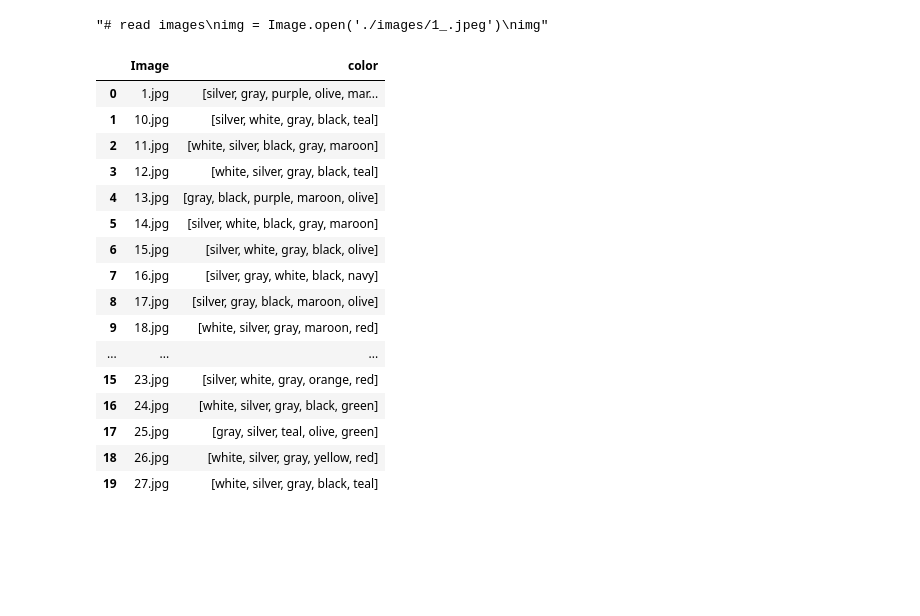
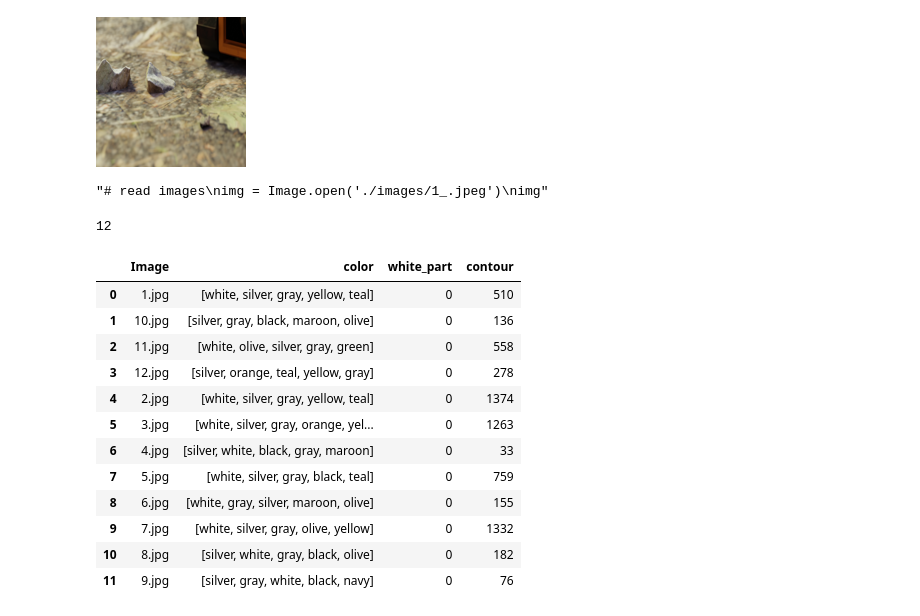
Before and after one commit to raniakbr/Artificial_intelligence_samsung_innovation_compus, a Jupyter notebook: projet/color_feature.ipynb, the cells around one changed output. Cells and saved outputs as stored; diff of their text form; code cells hidden in the pictures; blank space fills up the shorter version.

```diff
--- a/projet/color_feature.ipynb
+++ b/projet/color_feature.ipynb
@@ -33,0 +43,4 @@ def closest_colour(requested_colour):
+# %%
+img.crop((0, 150, 150, 300))
+# %% [output]
+[figure, added]
@@ -34,3 +64,11 @@ def closest_colour(requested_colour):
+# %%
+img = cv2.imread('./images/7_.jpg')
+def contouring(image):
+    gray = cv2.cvtColor(image, cv2.COLOR_BGR2GRAY)
+    edged = cv2.Canny(gray, 30, 200)
+    contours, hierarchy = cv2.findContours(edged,
+                                           cv2.RETR_EXTERNAL, cv2.CHAIN_APPROX_NONE)
+    return len(contours)
 # %%
 def top_colos(image, n):
     # convert the image to rgb
@@ -54,12 +92,18 @@ img'''
 "# read images\nimg = Image.open('./images/1_.jpeg')\nimg"
 # %%
 list_outputs = []
+list_white_parts = []
+list_contours = []
 list_images = [f for f in listdir("./images") if isfile(join("./images", f))]
 # %%
 #extraction des couleurs
 for image in list_images:
     img = Image.open(join('./images/'+image))
+    list_white_parts.append(paper_exp(img))
     list_outputs.append(list(top_colos(img, 5).index))
+    img = cv2.imread(join('./images/'+image))
+    list_contours.append(contouring(img))
 # %%
 dict_images = {}
-dict_images.update({"Image": list_images, "color": list_outputs})
+dict_images.update({"Image": list_images, "color": list_outputs,
+                   "white_part": list_white_parts, "contour": list_contours})
@@ -68,21 +110,21 @@ dict_images.update({"Image": list_images, "color": list_outputs})
+# %%
+len(list_images)
+# %% [output]
+12
 # %%
 df = pd.DataFrame(dict_images )
-df.head(20)
+df.head(80)
 # %% [output]
-|  | Image | color |
-| 0 | 1.jpg | [silver, gray, purple, olive, mar... |
-| 1 | 10.jpg | [silver, white, gray, black, teal] |
-| 2 | 11.jpg | [white, silver, black, gray, maroon] |
-| 3 | 12.jpg | [white, silver, gray, black, teal] |
-| 4 | 13.jpg | [gray, black, purple, maroon, olive] |
-| 5 | 14.jpg | [silver, white, black, gray, maroon] |
-| 6 | 15.jpg | [silver, white, gray, black, olive] |
-| 7 | 16.jpg | [silver, gray, white, black, navy] |
-| 8 | 17.jpg | [silver, gray, black, maroon, olive] |
-| 9 | 18.jpg | [white, silver, gray, maroon, red] |
-| ... | ... | ... |
-| 15 | 23.jpg | [silver, white, gray, orange, red] |
-| 16 | 24.jpg | [white, silver, gray, black, green] |
-| 17 | 25.jpg | [gray, silver, teal, olive, green] |
-| 18 | 26.jpg | [white, silver, gray, yellow, red] |
-| 19 | 27.jpg | [white, silver, gray, black, teal] |
+|  | Image | color | white_part | contour |
+| 0 | 1.jpg | [white, silver, gray, yellow, teal] | 0 | 510 |
+| 1 | 10.jpg | [silver, gray, black, maroon, olive] | 0 | 136 |
+| 2 | 11.jpg | [white, olive, silver, gray, green] | 0 | 558 |
+| 3 | 12.jpg | [silver, orange, teal, yellow, gray] | 0 | 278 |
+| 4 | 2.jpg | [white, silver, gray, yellow, teal] | 0 | 1374 |
+| 5 | 3.jpg | [white, silver, gray, orange, yel... | 0 | 1263 |
+| 6 | 4.jpg | [silver, white, black, gray, maroon] | 0 | 33 |
+| 7 | 5.jpg | [white, silver, gray, black, teal] | 0 | 759 |
+| 8 | 6.jpg | [white, gray, silver, maroon, olive] | 0 | 155 |
+| 9 | 7.jpg | [white, silver, gray, olive, yellow] | 0 | 1332 |
+| 10 | 8.jpg | [silver, white, gray, black, olive] | 0 | 182 |
+| 11 | 9.jpg | [silver, gray, white, black, navy] | 0 | 76 |
```
Also changed, not shown: parts of 12 cells of this notebook.
